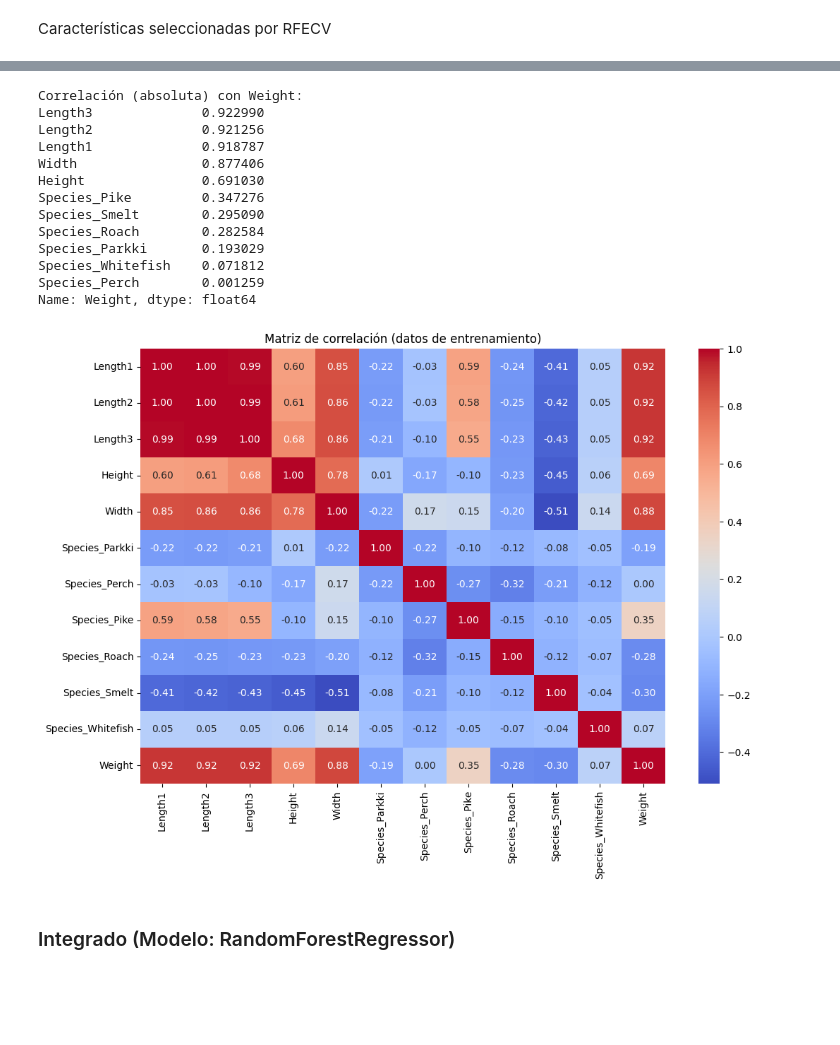
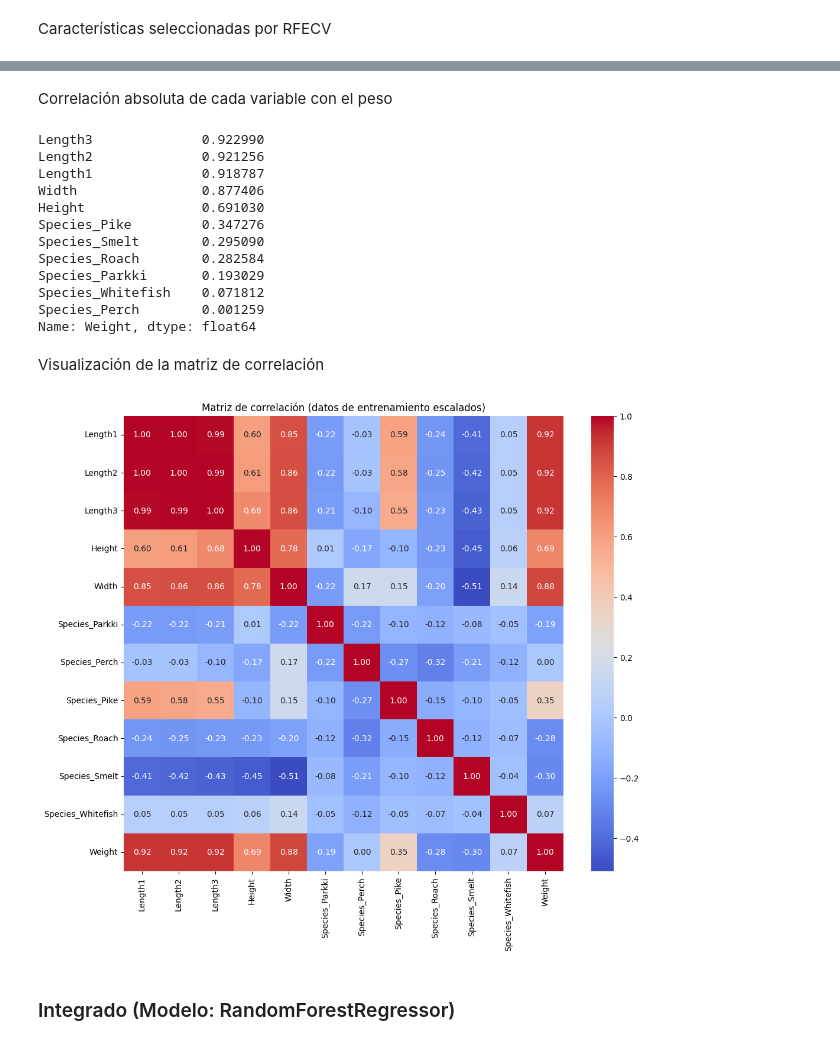
Before and after one commit to LuisAngel034/Peso-de-Peces, a Jupyter notebook: practica.ipynb, the cells around one changed output, grey strips where cells are left out. Cells and saved outputs as stored; diff of their text form; code cells hidden in the pictures; blank space fills up the shorter version.

```diff
--- a/practica.ipynb
+++ b/practica.ipynb
@@ -83,5 +84,8 @@ print(y_test.shape)
+# %%
+from sklearn.preprocessing import StandardScaler
+num_cols = ['Length1', 'Length2', 'Length3', 'Height', 'Width']
+dummy_cols = [c for c in X.columns if c.startswith('Species_')]
 # %%
-from sklearn.preprocessing import StandardScaler
 scaler = StandardScaler()
-X_train_scaled = scaler.fit_transform(X_train)
-X_test_scaled = scaler.transform(X_test)
+X_train_num_scaled = scaler.fit_transform(X_train[num_cols])
+X_test_num_scaled = scaler.transform(X_test[num_cols])
@@ -90,3 +94,3 @@ col_names = X.columns.tolist()
 # %%
-X_train_scaled = pd.DataFrame(X_train_scaled, columns = col_names)
-X_test_scaled = pd.DataFrame(X_test_scaled, columns = col_names)
+X_train_scaled = pd.DataFrame(X_train_num_scaled, columns=num_cols, index=X_train.index)
+X_test_scaled = pd.DataFrame(X_test_num_scaled, columns=num_cols, index=X_test.index)
@@ -92,0 +99,4 @@ X_test_scaled = pd.DataFrame(X_test_scaled, columns = col_names)
+# %%
+for col in dummy_cols:
+    X_train_scaled[col] = X_train[col].values
+    X_test_scaled[col] = X_test[col].values
@@ -149,9 +169,9 @@ corr_matrix
+# %% [markdown]
+Correlación absoluta de cada variable con el peso
 # %%
 weight_corr = corr_matrix['Weight'].drop('Weight').abs().sort_values(ascending=False)
-print("Correlación (absoluta) con Weight:")
-print(weight_corr)
+weight_corr
 # %% [output]
-Correlación (absoluta) con Weight:
 Length3              0.922990
 Length2              0.921256
 Length1              0.918787
@@ -164,15 +184,17 @@ Species_Parkki       0.193029
 Species_Whitefish    0.071812
 Species_Perch        0.001259
 Name: Weight, dtype: float64
+# %% [markdown]
+Visualización de la matriz de correlación
 # %%
 import matplotlib.pyplot as plt
 import seaborn as sns
-plt.figure(figsize=(12, 8))
+plt.figure(figsize=(12, 10))
 sns.heatmap(corr_matrix, annot=True, cmap='coolwarm', fmt='.2f')
-plt.title('Matriz de correlación (datos de entrenamiento)')
+plt.title('Matriz de correlación (datos de entrenamiento escalados)')
 plt.show()
 # %% [output]
-[figure, old version]
+[figure, new version]
 # %% [markdown]
 ### Integrado (Modelo: RandomForestRegressor)
 # %%
```
Also changed, not shown: parts of 39 cells of this notebook.
